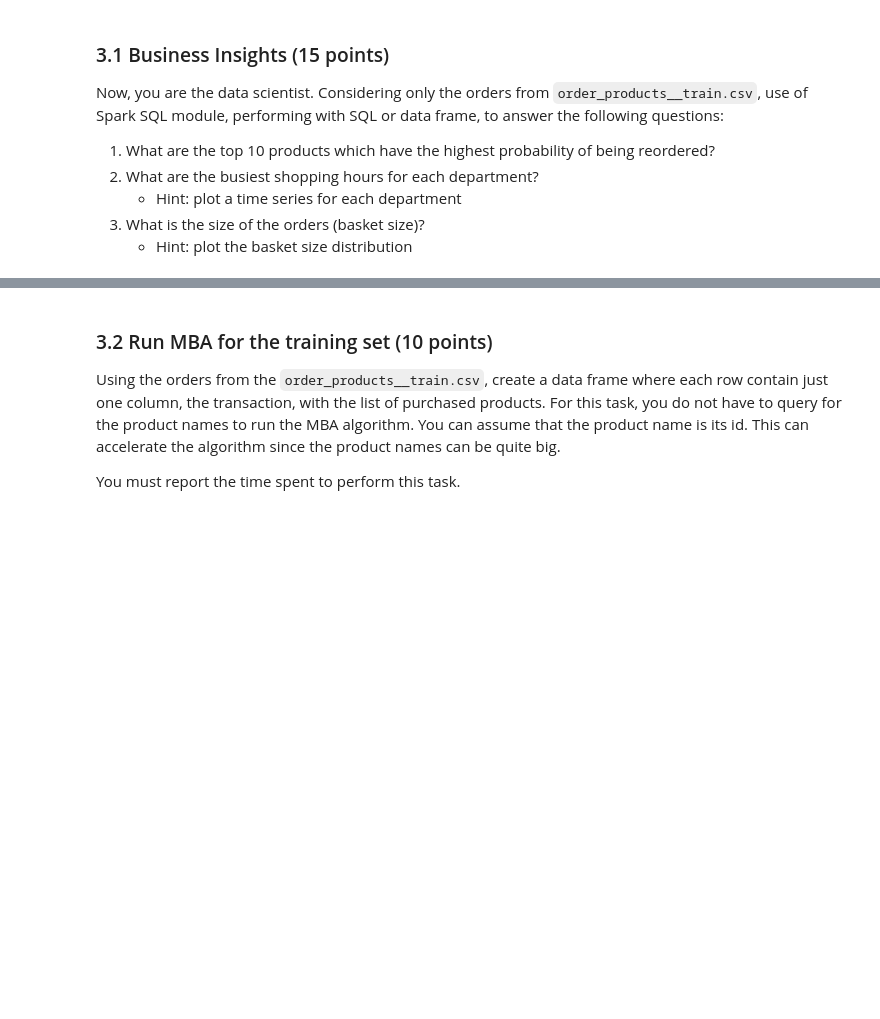
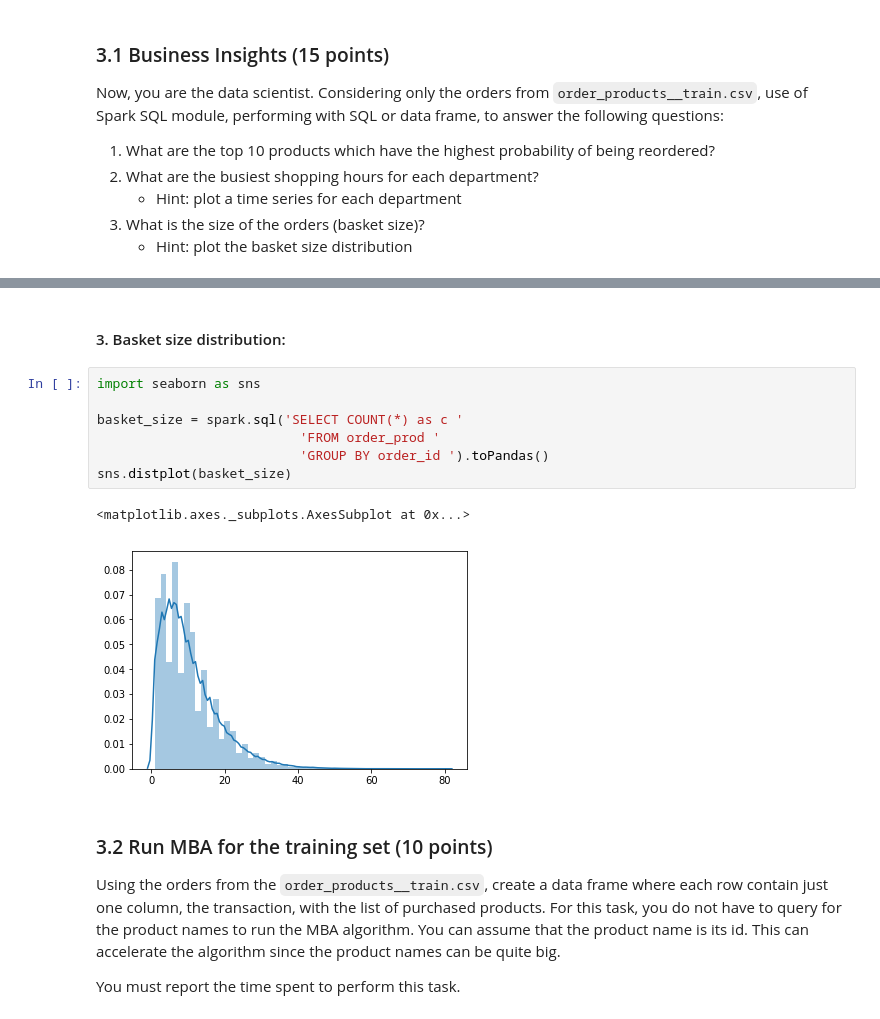
Before and after one commit to TheoMoins/INF8111-Assignment, a Jupyter notebook: 03/tp3.ipynb, the cells around one changed output, grey strips where cells are left out. Saved outputs shown, nothing was run; the diff lists cells and outputs as text; blank space fills up the shorter version.

```diff
--- a/03/tp3.ipynb
+++ b/03/tp3.ipynb
@@ -672,3 +688,15 @@ for r in resu:
+# %% [markdown]
+#### 3. Basket size distribution:
+# %%
+import seaborn as sns
+
+basket_size = spark.sql('SELECT COUNT(*) as c '
+                          'FROM order_prod '
+                          'GROUP BY order_id ').toPandas()
+sns.distplot(basket_size)
+# %% [output]
+<matplotlib.axes._subplots.AxesSubplot at 0x...>
+[figure, added]
 # %% [markdown]
 ### 3.2 Run MBA for the training set (10 points)
 
```
Also changed, not shown: parts of 8 cells of this notebook.
